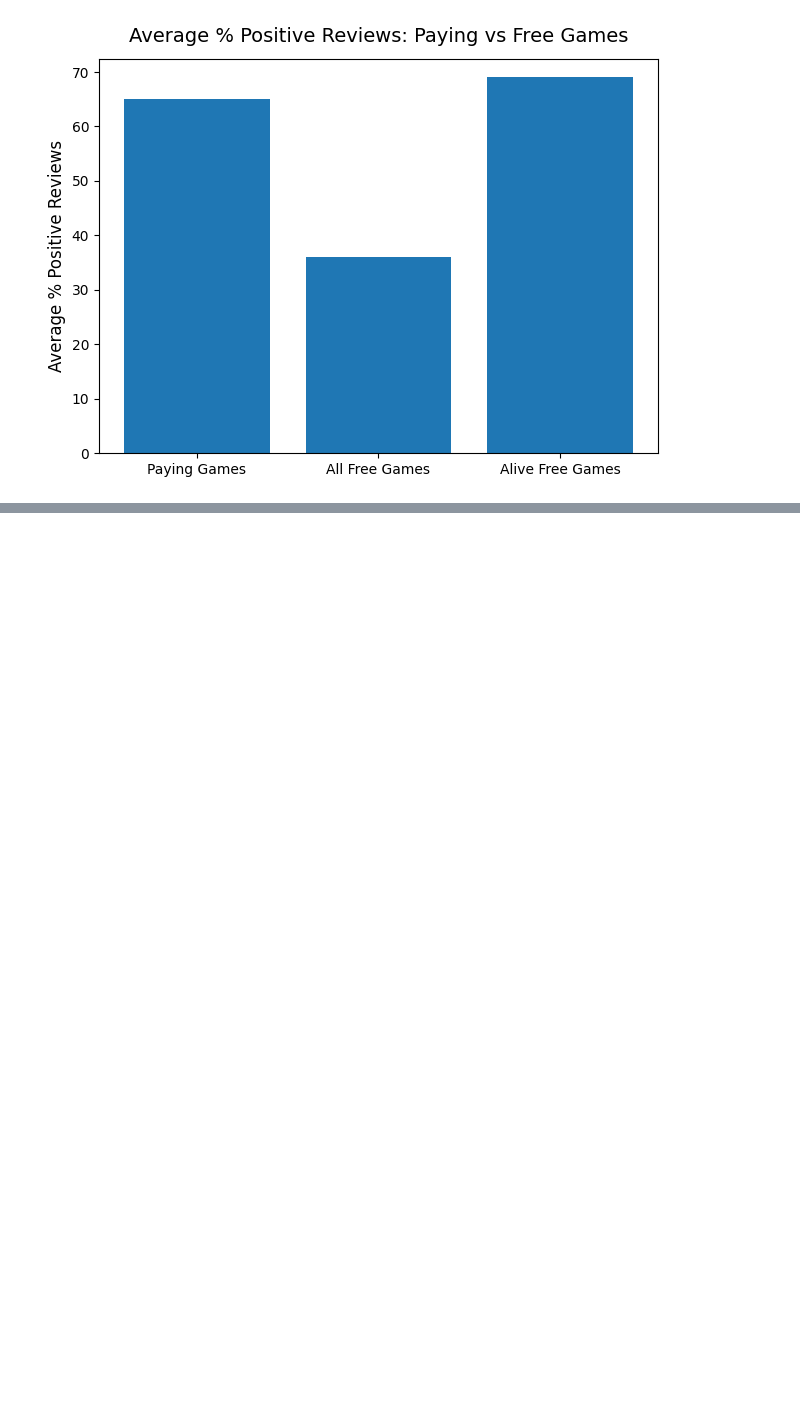
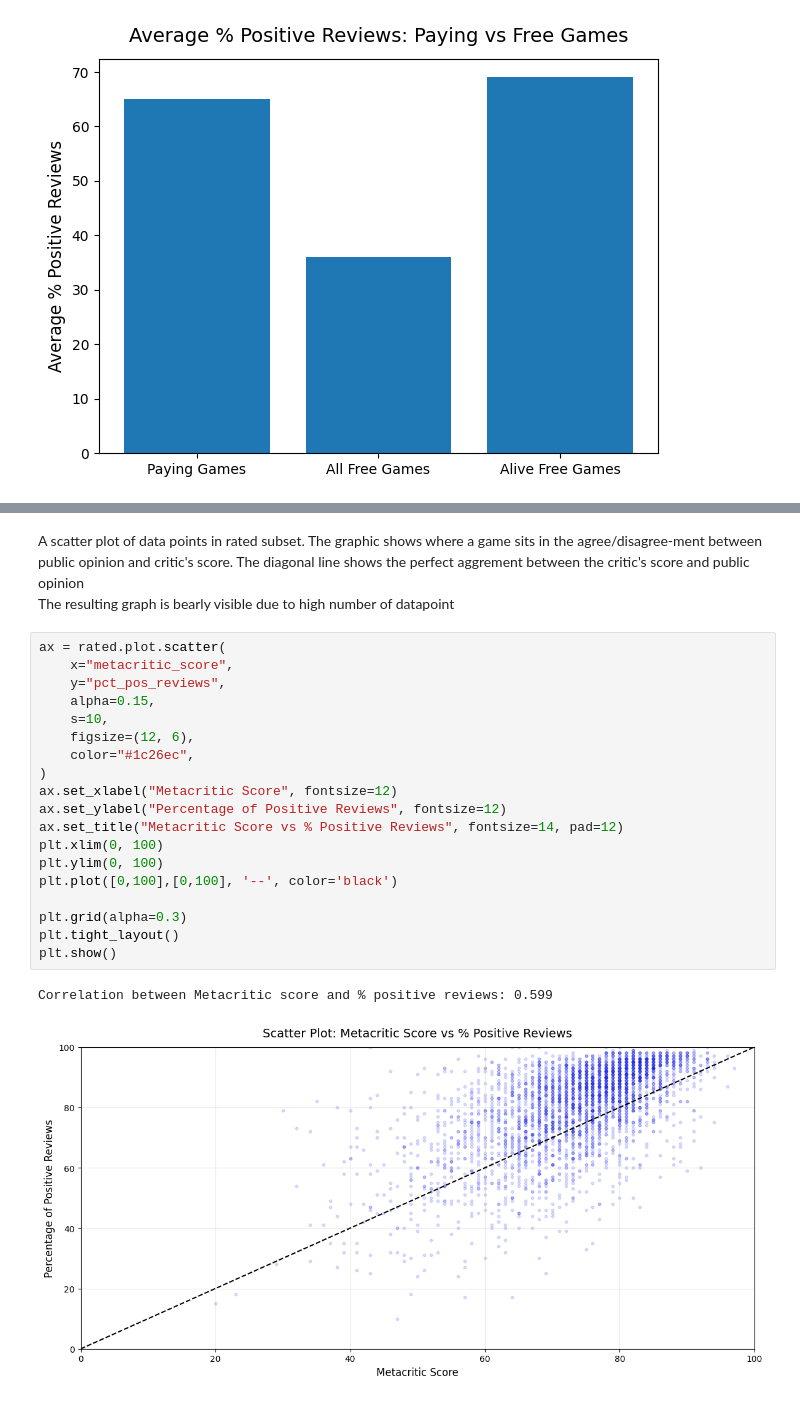
Before and after one commit to Jingrui-Zhu/SLDV, a Jupyter notebook: data_analysis.ipynb, the cells around one changed output, grey strips where cells are left out. Drawn from its saved outputs; the diff is of its cells as text; blank space fills up the shorter version.

Commit message:
public vs critics

```diff
--- a/data_analysis.ipynb
+++ b/data_analysis.ipynb
@@ -1001,0 +1133,25 @@ plt.show()
+# %% [markdown]
+A scatter plot of data points in rated subset. The graphic shows where a game sits in the agree/disagree-ment between public opinion and critic's score. The diagonal line shows the perfect aggrement between the critic's score and public opinion<br>
+The resulting graph is bearly visible due to high number of datapoint
+# %%
+ax = rated.plot.scatter(
+    x="metacritic_score",
+    y="pct_pos_reviews",
+    alpha=0.15,
+    s=10,
+    figsize=(12, 6),
+    color="#1c26ec",
+)
+ax.set_xlabel("Metacritic Score", fontsize=12)
+ax.set_ylabel("Percentage of Positive Reviews", fontsize=12)
+ax.set_title("Metacritic Score vs % Positive Reviews", fontsize=14, pad=12)
+plt.xlim(0, 100)
+plt.ylim(0, 100)
+plt.plot([0,100],[0,100], '--', color='black')
+
+plt.grid(alpha=0.3)
+plt.tight_layout()
+plt.show()
+# %% [output]
+Correlation between Metacritic score and % positive reviews: 0.599
+[figure, added]
```
Also changed, not shown: parts of 20 cells of this notebook.
